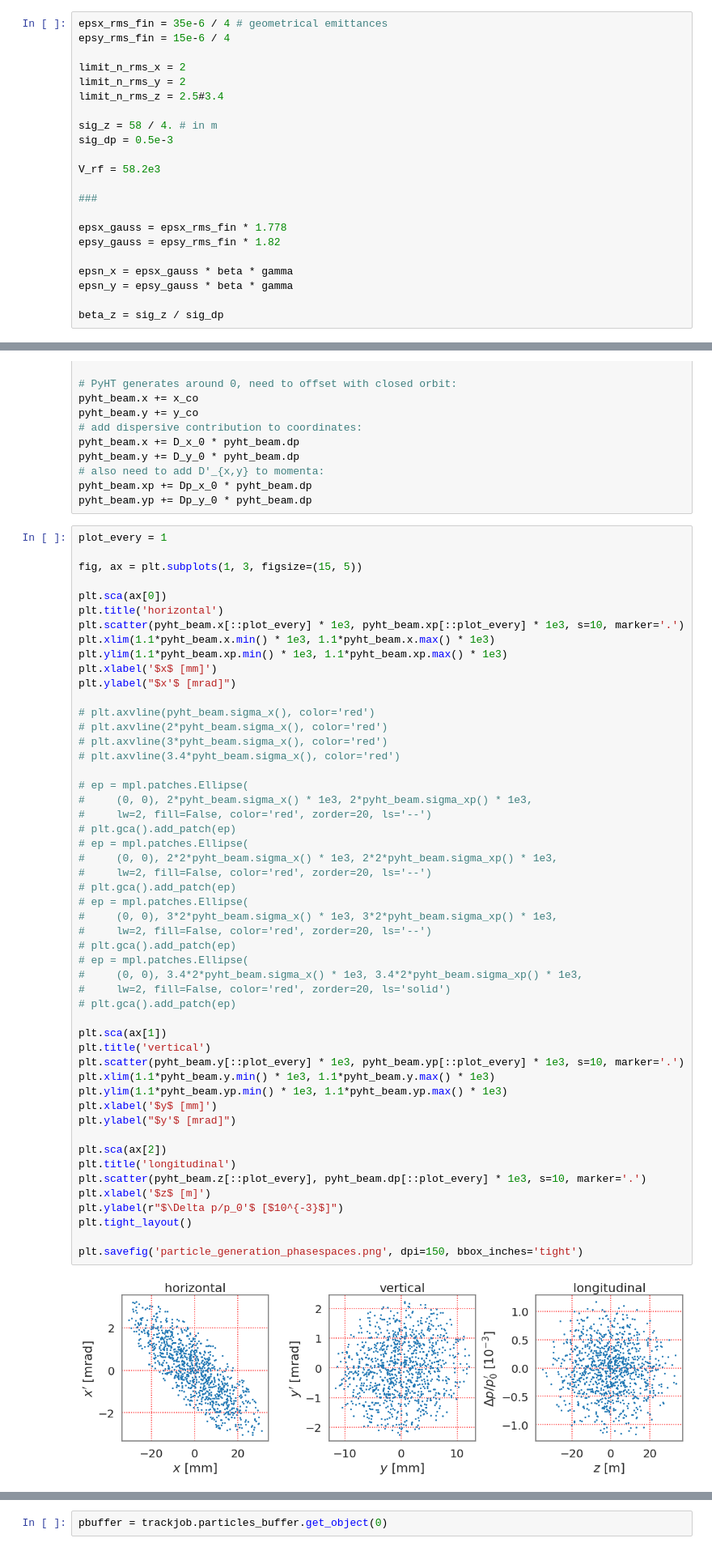
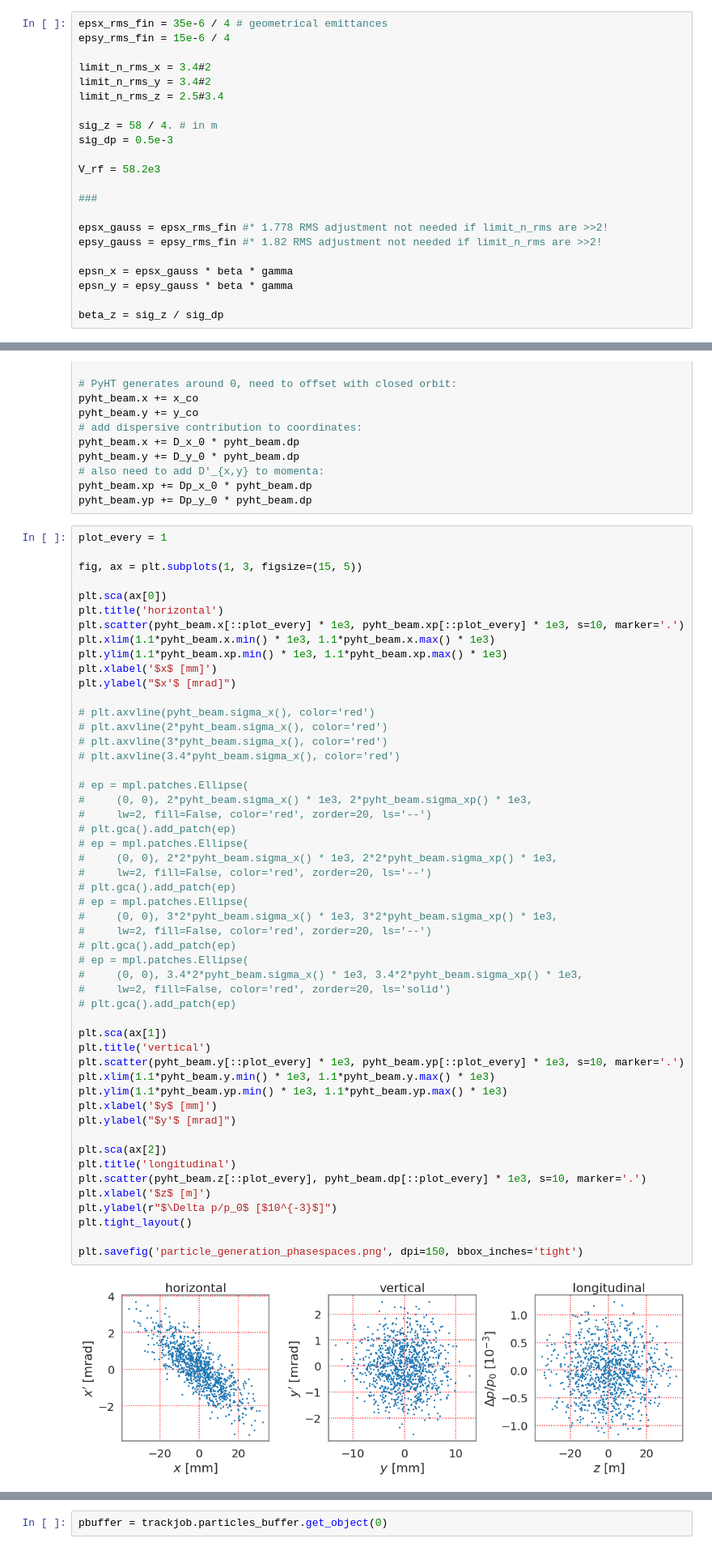
Before and after one commit to aoeftiger/sixtracklib_pyht_playground, a Jupyter notebook: sis100/2020-01-06--frozenSC-setup/SIS100_frozenSC_setup.ipynb, the cells around one changed output, grey strips where cells are left out. Shown at 81% size. Drawn from its saved outputs; the diff is of its cells as text.

```diff
--- a/sis100/2020-01-06--frozenSC-setup/SIS100_frozenSC_setup.ipynb
+++ b/sis100/2020-01-06--frozenSC-setup/SIS100_frozenSC_setup.ipynb
@@ -103,8 +103,8 @@ beta = np.sqrt(1 - gamma**-2)
 epsx_rms_fin = 35e-6 / 4 # geometrical emittances
 epsy_rms_fin = 15e-6 / 4
 
-limit_n_rms_x = 2
-limit_n_rms_y = 2
+limit_n_rms_x = 3.4#2
+limit_n_rms_y = 3.4#2
 limit_n_rms_z = 2.5#3.4
 
 sig_z = 58 / 4. # in m
@@ -114,8 +114,8 @@ V_rf = 58.2e3
 
 ###
 
-epsx_gauss = epsx_rms_fin * 1.778
-epsy_gauss = epsy_rms_fin * 1.82
+epsx_gauss = epsx_rms_fin #* 1.778 RMS adjustment not needed if limit_n_rms are >>2!
+epsy_gauss = epsy_rms_fin #* 1.82 RMS adjustment not needed if limit_n_rms are >>2!
 
 epsn_x = epsx_gauss * beta * gamma
 epsn_y = epsy_gauss * beta * gamma
@@ -367,35 +363,35 @@ plt.ylabel("$x'$ [mrad]")
 # plt.gca().add_patch(ep)
 # ep = mpl.patches.Ellipse(
 #     (0, 0), 2*2*pyht_beam.sigma_x() * 1e3, 2*2*pyht_beam.sigma_xp() * 1e3,
 #     lw=2, fill=False, color='red', zorder=20, ls='--')
 # plt.gca().add_patch(ep)
 # ep = mpl.patches.Ellipse(
 #     (0, 0), 3*2*pyht_beam.sigma_x() * 1e3, 3*2*pyht_beam.sigma_xp() * 1e3,
 #     lw=2, fill=False, color='red', zorder=20, ls='--')
 # plt.gca().add_patch(ep)
 # ep = mpl.patches.Ellipse(
 #     (0, 0), 3.4*2*pyht_beam.sigma_x() * 1e3, 3.4*2*pyht_beam.sigma_xp() * 1e3,
 #     lw=2, fill=False, color='red', zorder=20, ls='solid')
 # plt.gca().add_patch(ep)
 
 plt.sca(ax[1])
 plt.title('vertical')
 plt.scatter(pyht_beam.y[::plot_every] * 1e3, pyht_beam.yp[::plot_every] * 1e3, s=10, marker='.')
 plt.xlim(1.1*pyht_beam.y.min() * 1e3, 1.1*pyht_beam.y.max() * 1e3)
 plt.ylim(1.1*pyht_beam.yp.min() * 1e3, 1.1*pyht_beam.yp.max() * 1e3)
 plt.xlabel('$y$ [mm]')
 plt.ylabel("$y'$ [mrad]")
 
 plt.sca(ax[2])
 plt.title('longitudinal')
 plt.scatter(pyht_beam.z[::plot_every], pyht_beam.dp[::plot_every] * 1e3, s=10, marker='.')
 plt.xlabel('$z$ [m]')
-plt.ylabel(r"$\Delta p/p_0'$ [$10^{-3}$]")
+plt.ylabel(r"$\Delta p/p_0$ [$10^{-3}$]")
 plt.tight_layout()
 
 plt.savefig('particle_generation_phasespaces.png', dpi=150, bbox_inches='tight')
 # %% [output]
-[figure, old version]
+[figure, new version]
 # %%
 rfb = RFBucket(twiss.summary.length, gamma, mass, charge, [twiss.summary['gammatr']**-2],
                0, [10], [V_rf], [np.pi])
```
Also changed, not shown: parts of 24 cells of this notebook, 4 other files.
